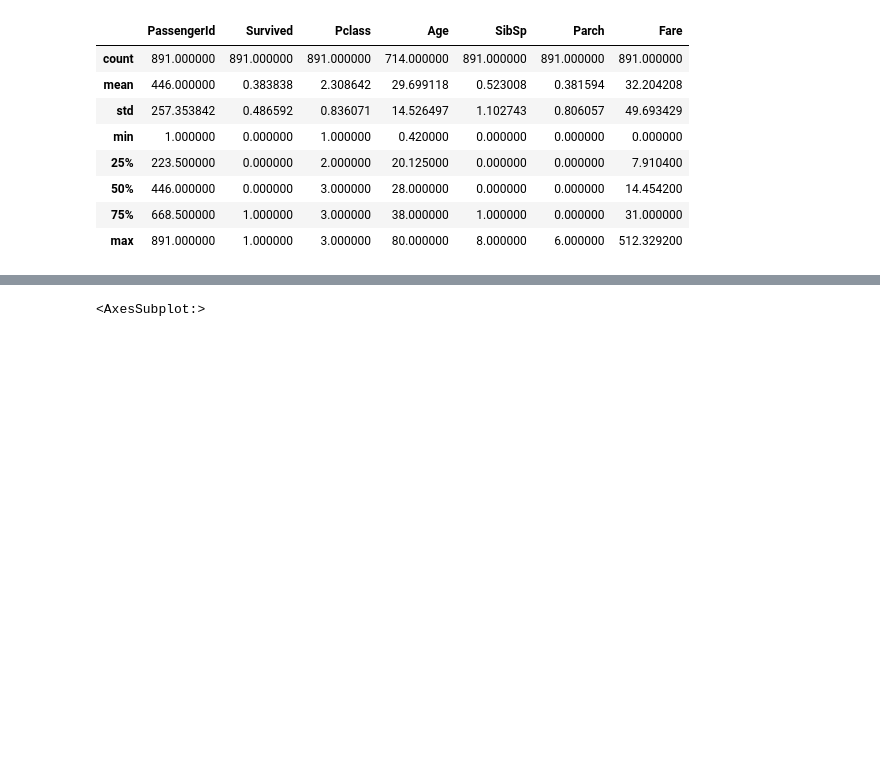
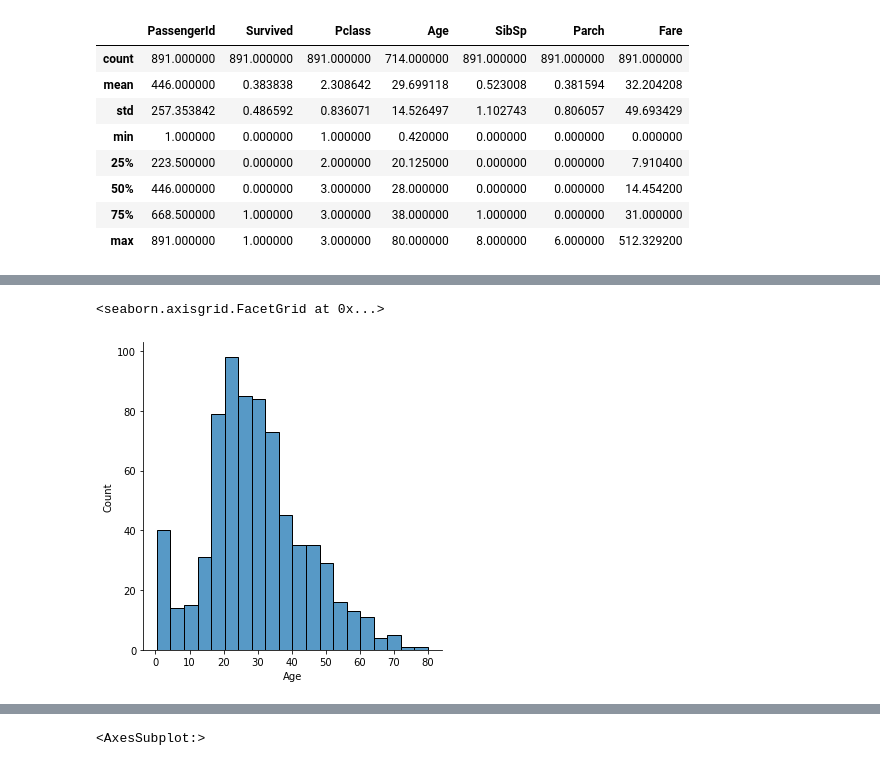
Before and after one commit to Porpoising/home_tasks, a Jupyter notebook: Pets/titanic/EDA.ipynb, the cells around one changed output, grey strips where cells are left out. Cells and saved outputs as stored; diff of their text form; code cells hidden in the pictures; blank space fills up the shorter version.

```diff
--- a/Pets/titanic/EDA.ipynb
+++ b/Pets/titanic/EDA.ipynb
@@ -38,0 +90,5 @@ titanic_train.describe()
+# %%
+sns.displot(data=titanic_train['Age'])
+# %% [output]
+<seaborn.axisgrid.FacetGrid at 0x...>
+[figure, added]
```
Also changed, not shown: parts of 7 cells of this notebook.
